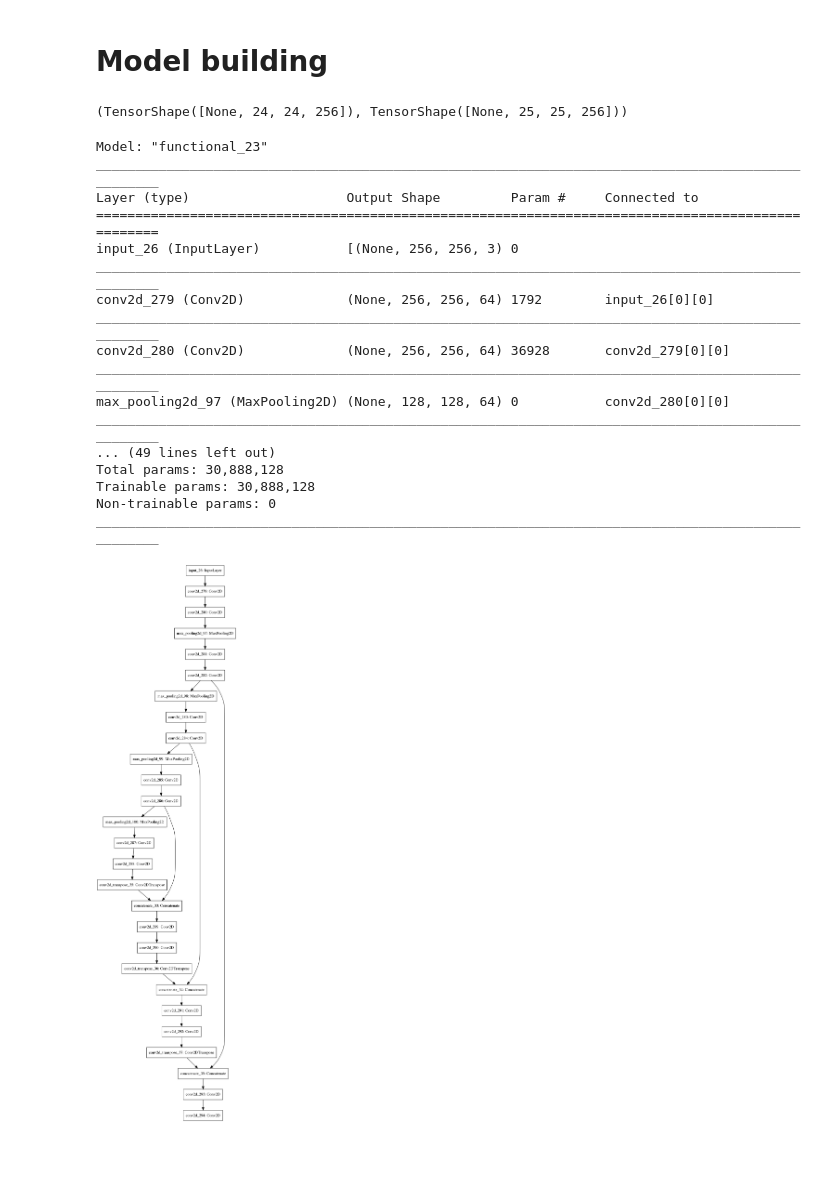
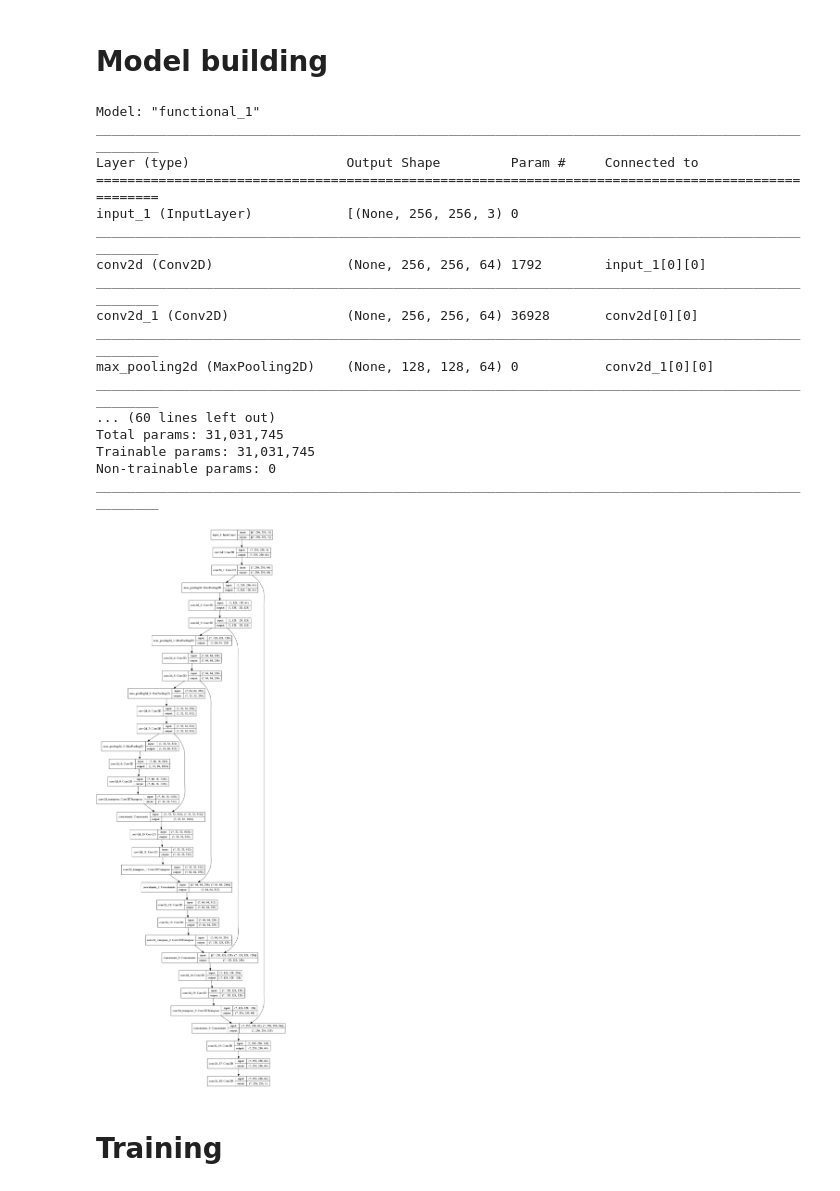
Before and after one commit to edwin-19/UNET-Scratch, a Jupyter notebook: UNET Plain.ipynb, the cells around one changed output. Drawn from its saved outputs; the diff is of its cells as text; code cells hidden in the pictures; blank space fills up the shorter version.

```diff
--- a/UNET Plain.ipynb
+++ b/UNET Plain.ipynb
@@ -59,9 +59,5 @@ valid_ds = valid_ds.map(norm_image, num_parallel_calls=tf.data.experimental.AUTO
 # %% [markdown]
 # Model building
-# %%
-t02.shape, crop02.shape
-# %% [output]
-(TensorShape([None, 24, 24, 256]), TensorShape([None, 25, 25, 256]))
 # %%
 input_layer = tf.keras.layers.Input(shape=(256, 256, 3))
 
@@ -91,48 +87,50 @@ c5 = tf.keras.layers.Conv2D(1024, activation='relu', padding='same', kernel_size
 
 # Upsampling layer
 up6 = tf.keras.layers.Conv2DTranspose(512, (2, 2), strides=(2, 2), padding='same')(c5)
-merge6 = tf.keras.layers.concatenate([c4, up6], axis=-1)
+merge6 = tf.keras.layers.concatenate([c4, up6], axis=3)
 c6 = tf.keras.layers.Conv2D(512, activation='relu', padding='same', kernel_size=3)(merge6)
 c6 = tf.keras.layers.Conv2D(512, activation='relu', padding='same', kernel_size=3)(c6)
 
 up7 = tf.keras.layers.Conv2DTranspose(256, (2, 2), strides=(2, 2), padding='same')(c6)
-merge7 = tf.keras.layers.concatenate([c3, up7], axis=-1)
+merge7 = tf.keras.layers.concatenate([c3, up7], axis=3)
 c7 = tf.keras.layers.Conv2D(256, activation='relu', padding='same', kernel_size=3)(merge7)
 c7 = tf.keras.layers.Conv2D(256, activation='relu', padding='same', kernel_size=3)(c7)
 
 up8 = tf.keras.layers.Conv2DTranspose(128, (2, 2), strides=(2, 2), padding='same')(c7)
-merge8 = tf.keras.layers.concatenate([c2, up8], axis=-1)
+merge8 = tf.keras.layers.concatenate([c2, up8], axis=3)
 c8 = tf.keras.layers.Conv2D(128, activation='relu', padding='same', kernel_size=3)(merge8)
 c8 = tf.keras.layers.Conv2D(128, activation='relu', padding='same', kernel_size=3)(c8)
 
 up9 = tf.keras.layers.Conv2DTranspose(64, (2, 2), strides=(2, 2), padding='same')(c8)
-merge9 = tf.keras.layers.concatenate([c1, up9], axis=-1)
+merge9 = tf.keras.layers.concatenate([c1, up9], axis=3)
 c9 = tf.keras.layers.Conv2D(64, activation='relu', padding='same', kernel_size=3)(merge9)
 c9 = tf.keras.layers.Conv2D(64, activation='relu', padding='same', kernel_size=3)(c9)
 c10 = tf.keras.layers.Conv2D(1, 1, activation='sigmoid')(c9)
 # %%
-model = tf.keras.Model(inputs=input_layer, outputs=c8)
+model = tf.keras.Model(inputs=input_layer, outputs=c10)
 # %%
 model.summary()
 # %% [output]
-Model: "functional_23"
+Model: "functional_1"
 __________________________________________________________________________________________________
 Layer (type)                    Output Shape         Param #     Connected to
 ==================================================================================================
-input_26 (InputLayer)           [(None, 256, 256, 3) 0
+input_1 (InputLayer)            [(None, 256, 256, 3) 0
 __________________________________________________________________________________________________
-conv2d_279 (Conv2D)             (None, 256, 256, 64) 1792        input_26[0][0]
+conv2d (Conv2D)                 (None, 256, 256, 64) 1792        input_1[0][0]
 __________________________________________________________________________________________________
-conv2d_280 (Conv2D)             (None, 256, 256, 64) 36928       conv2d_279[0][0]
+conv2d_1 (Conv2D)               (None, 256, 256, 64) 36928       conv2d[0][0]
 __________________________________________________________________________________________________
-max_pooling2d_97 (MaxPooling2D) (None, 128, 128, 64) 0           conv2d_280[0][0]
+max_pooling2d (MaxPooling2D)    (None, 128, 128, 64) 0           conv2d_1[0][0]
 __________________________________________________________________________________________________
-... (49 lines left out)
-Total params: 30,888,128
-Trainable params: 30,888,128
+... (60 lines left out)
+Total params: 31,031,745
+Trainable params: 31,031,745
 Non-trainable params: 0
 __________________________________________________________________________________________________
 # %%
-tf.keras.utils.plot_model(model)
+tf.keras.utils.plot_model(model, show_shapes=True)
 # %% [output]
-[figure, old version]
+[figure, new version]
+# %% [markdown]
+# Training
```
Also changed, not shown: parts of 4 cells of this notebook, 2 other files.
